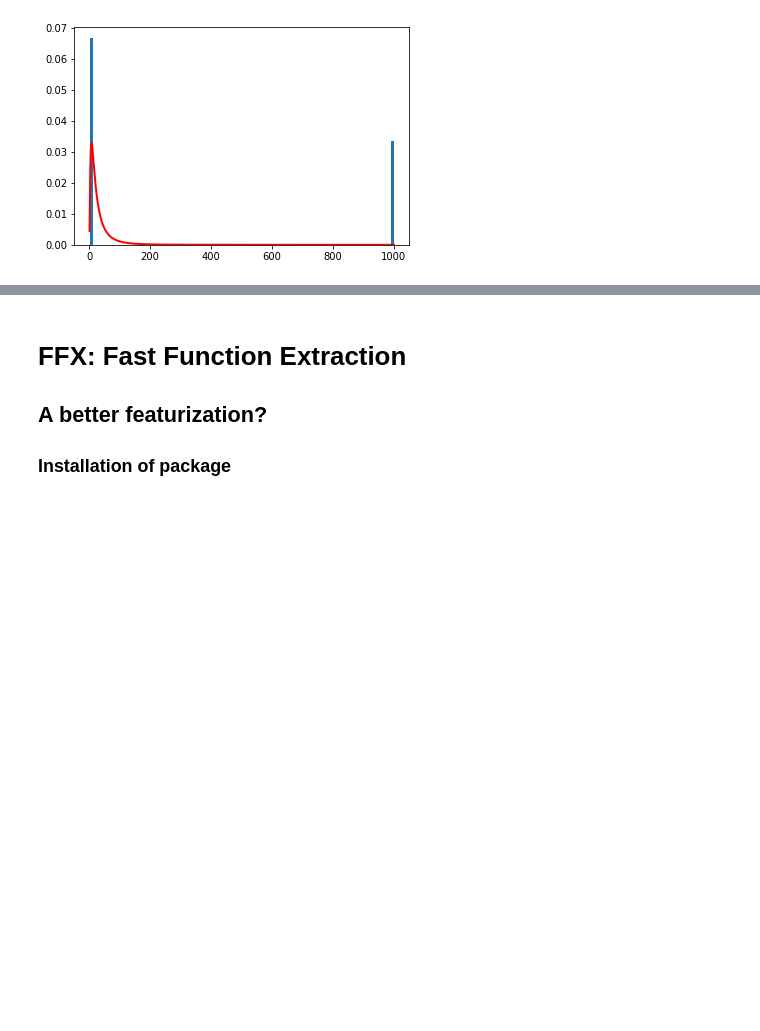
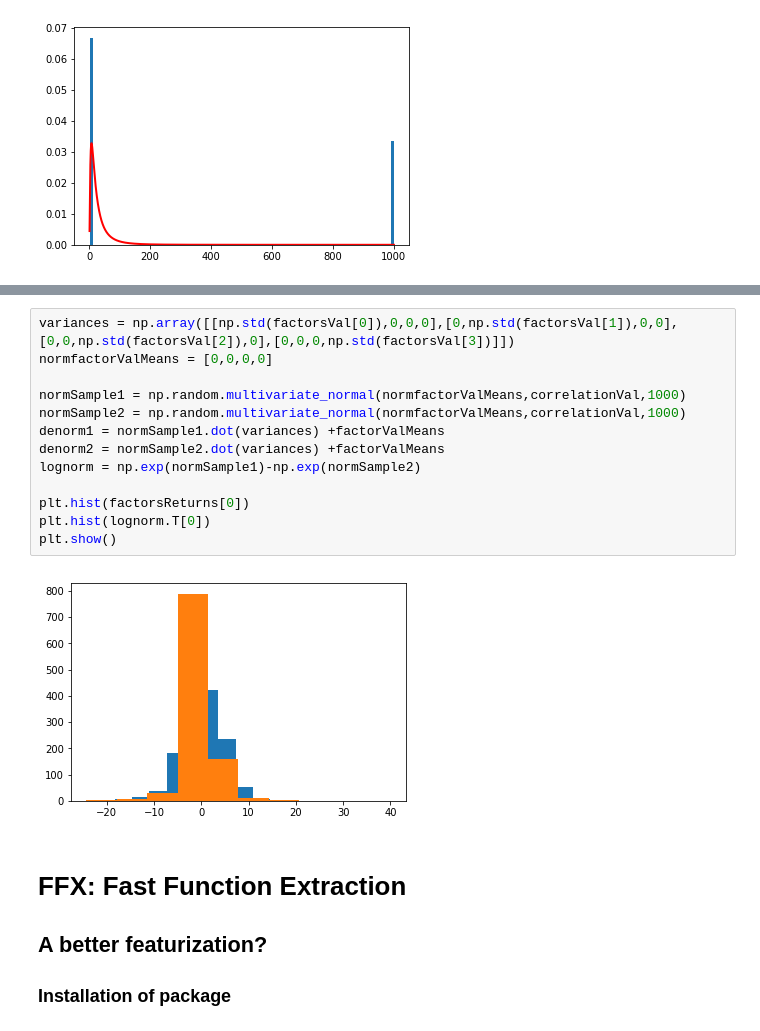
Before and after one commit to Gadiben/AML2018, a Jupyter notebook: Notebooks/MC.ipynb, the cells around one changed output, grey strips where cells are left out. Drawn from its saved outputs; the diff is of its cells as text; blank space fills up the shorter version.

```diff
--- a/Notebooks/MC.ipynb
+++ b/Notebooks/MC.ipynb
@@ -1485,3 +1543,18 @@ def generate_sample()
+# %%
+variances = np.array([[np.std(factorsVal[0]),0,0,0],[0,np.std(factorsVal[1]),0,0],[0,0,np.std(factorsVal[2]),0],[0,0,0,np.std(factorsVal[3])]])
+normfactorValMeans = [0,0,0,0]
+
+normSample1 = np.random.multivariate_normal(normfactorValMeans,correlationVal,1000)
+normSample2 = np.random.multivariate_normal(normfactorValMeans,correlationVal,1000)
+denorm1 = normSample1.dot(variances) +factorValMeans
+denorm2 = normSample2.dot(variances) +factorValMeans
+lognorm = np.exp(normSample1)-np.exp(normSample2)
+
+plt.hist(factorsReturns[0])
+plt.hist(lognorm.T[0])
+plt.show()
+# %% [output]
+[figure, added]
 # %% [markdown]
 # FFX: Fast Function Extraction
 ## A better featurization?
```
Also changed, not shown: parts of 9 cells of this notebook.
